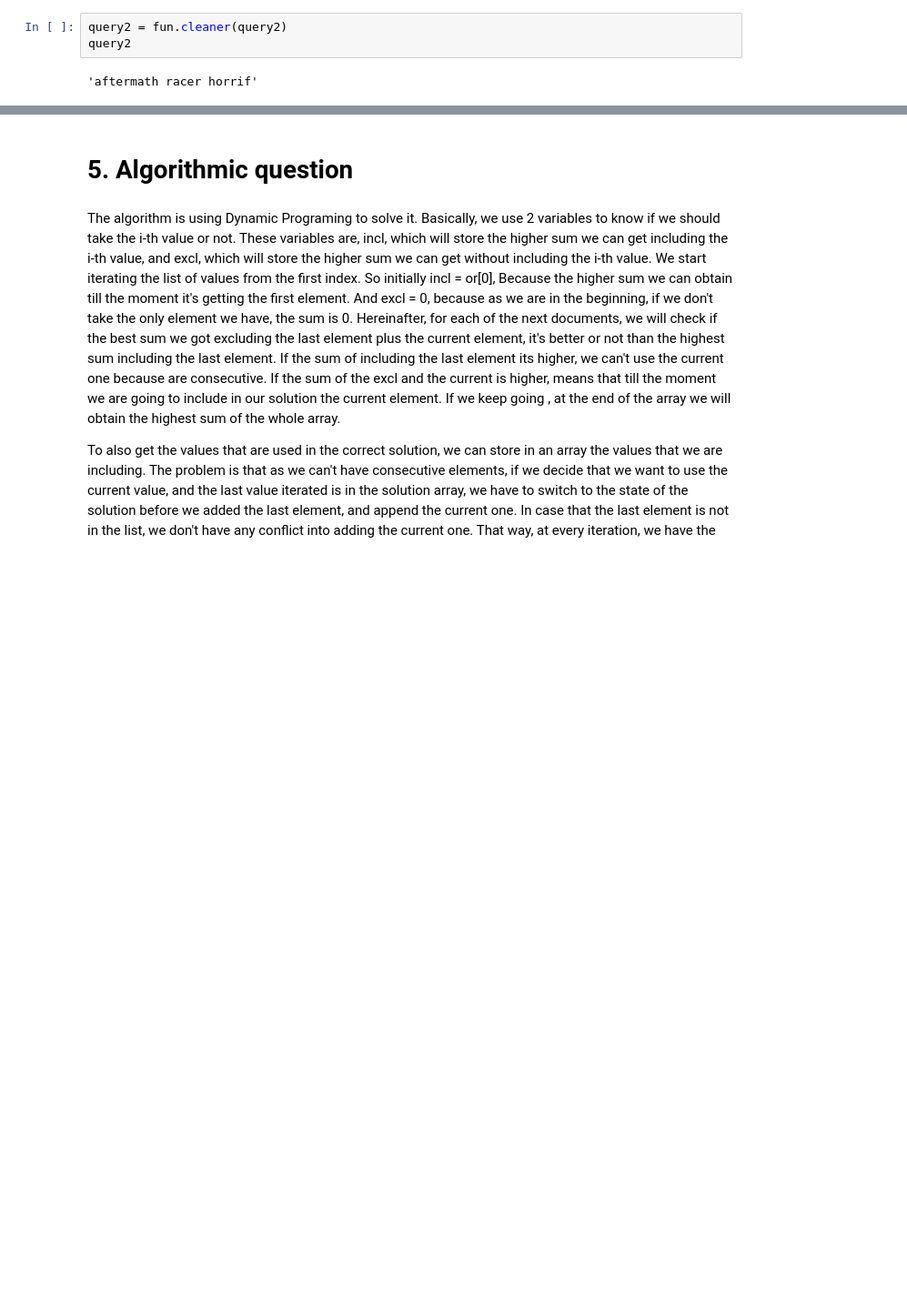
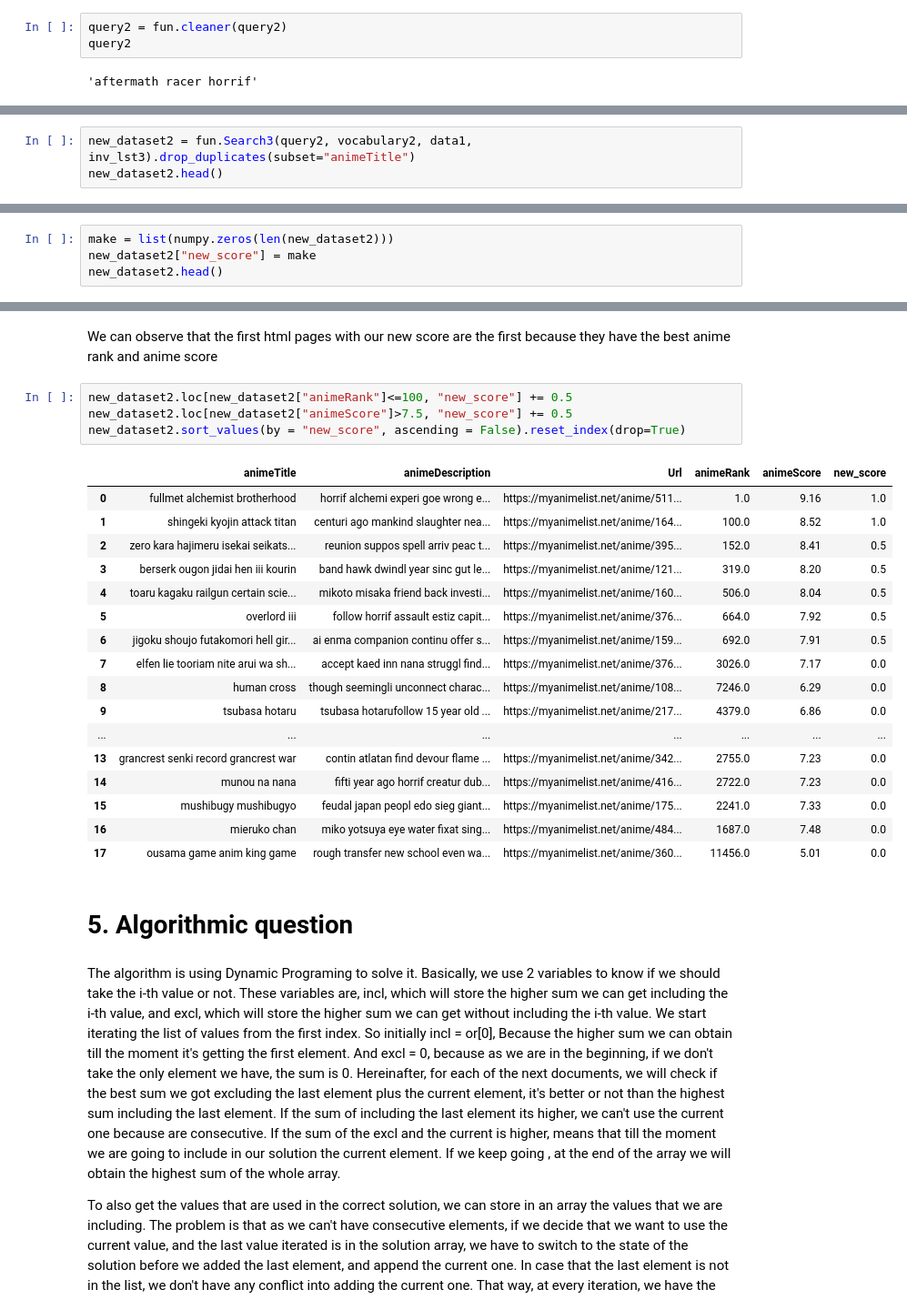
Before and after one commit to michele1783/ADM-HW3, a Jupyter notebook: Homework.ipynb, the cells around one changed output, grey strips where cells are left out. Shown at 91% size. Saved outputs shown, nothing was run; the diff lists cells and outputs as text; blank space fills up the shorter version.

```diff
--- a/Homework.ipynb
+++ b/Homework.ipynb
@@ -352,0 +317,3 @@ fun.Search1(query2, vocabulary2, data1, inv_lst3)
+# %%
+new_dataset2 = fun.Search3(query2, vocabulary2, data1, inv_lst3).drop_duplicates(subset="animeTitle")
+new_dataset2.head()
@@ -352,0 +344,4 @@ fun.Search1(query2, vocabulary2, data1, inv_lst3)
+# %%
+make = list(numpy.zeros(len(new_dataset2)))
+new_dataset2["new_score"] = make
+new_dataset2.head()
@@ -353,3 +355,27 @@ fun.Search1(query2, vocabulary2, data1, inv_lst3)
+# %% [markdown]
+We can observe that the first html pages with our new score are the first because they have the best anime rank and anime score
+# %%
+new_dataset2.loc[new_dataset2["animeRank"]<=100, "new_score"] += 0.5
+new_dataset2.loc[new_dataset2["animeScore"]>7.5, "new_score"] += 0.5
+new_dataset2.sort_values(by = "new_score", ascending = False).reset_index(drop=True)
+# %% [output]
+|  | animeTitle | animeDescription | Url | animeRank | animeScore | new_score |
+| 0 | fullmet alchemist brotherhood | horrif alchemi experi goe wrong e... | https://myanimelist.net/anime/511... | 1.0 | 9.16 | 1.0 |
+| 1 | shingeki kyojin attack titan | centuri ago mankind slaughter nea... | https://myanimelist.net/anime/164... | 100.0 | 8.52 | 1.0 |
+| 2 | zero kara hajimeru isekai seikats... | reunion suppos spell arriv peac t... | https://myanimelist.net/anime/395... | 152.0 | 8.41 | 0.5 |
+| 3 | berserk ougon jidai hen iii kourin | band hawk dwindl year sinc gut le... | https://myanimelist.net/anime/121... | 319.0 | 8.20 | 0.5 |
+| 4 | toaru kagaku railgun certain scie... | mikoto misaka friend back investi... | https://myanimelist.net/anime/160... | 506.0 | 8.04 | 0.5 |
+| 5 | overlord iii | follow horrif assault estiz capit... | https://myanimelist.net/anime/376... | 664.0 | 7.92 | 0.5 |
+| 6 | jigoku shoujo futakomori hell gir... | ai enma companion continu offer s... | https://myanimelist.net/anime/159... | 692.0 | 7.91 | 0.5 |
+| 7 | elfen lie tooriam nite arui wa sh... | accept kaed inn nana struggl find... | https://myanimelist.net/anime/376... | 3026.0 | 7.17 | 0.0 |
+| 8 | human cross | though seemingli unconnect charac... | https://myanimelist.net/anime/108... | 7246.0 | 6.29 | 0.0 |
+| 9 | tsubasa hotaru | tsubasa hotarufollow 15 year old ... | https://myanimelist.net/anime/217... | 4379.0 | 6.86 | 0.0 |
+| ... | ... | ... | ... | ... | ... | ... |
+| 13 | grancrest senki record grancrest war | contin atlatan find devour flame ... | https://myanimelist.net/anime/342... | 2755.0 | 7.23 | 0.0 |
+| 14 | munou na nana | fifti year ago horrif creatur dub... | https://myanimelist.net/anime/416... | 2722.0 | 7.23 | 0.0 |
+| 15 | mushibugy mushibugyo | feudal japan peopl edo sieg giant... | https://myanimelist.net/anime/175... | 2241.0 | 7.33 | 0.0 |
+| 16 | mieruko chan | miko yotsuya eye water fixat sing... | https://myanimelist.net/anime/484... | 1687.0 | 7.48 | 0.0 |
+| 17 | ousama game anim king game | rough transfer new school even wa... | https://myanimelist.net/anime/360... | 11456.0 | 5.01 | 0.0 |
 # %% [markdown]
 # 5. Algorithmic question
 # %% [markdown]
```
Also changed, not shown: parts of 8 cells of this notebook.
